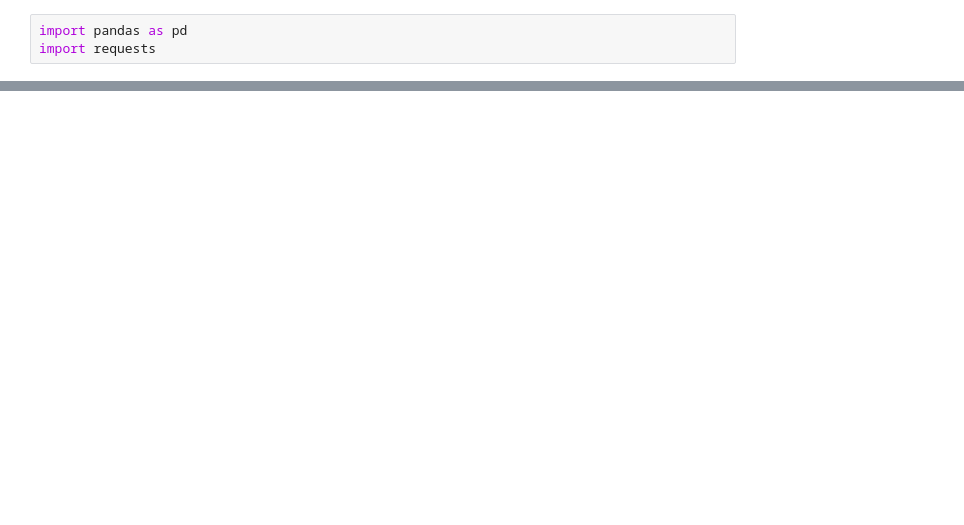
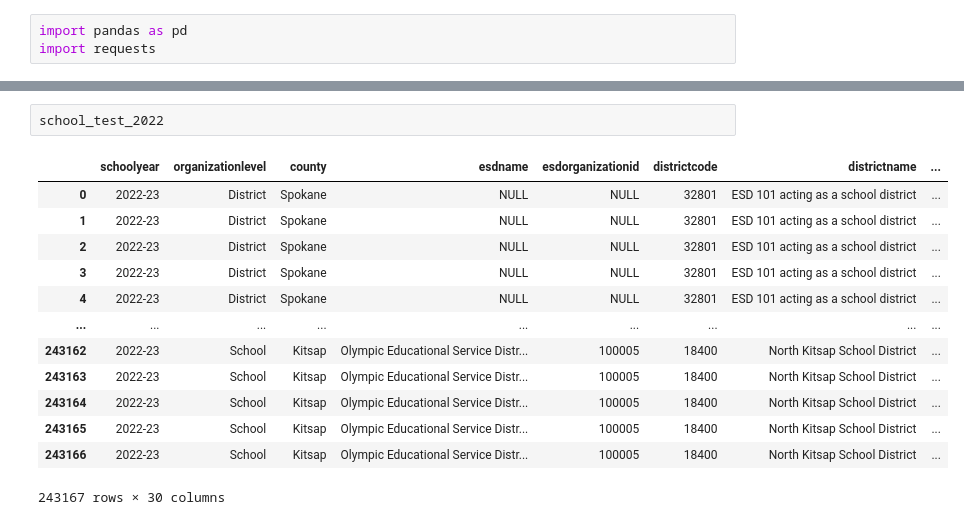
Before and after one commit to jamilditter/washington_education, a Jupyter notebook: DataCleaning.ipynb, the cells around one changed output, grey strips where cells are left out. Saved outputs shown, nothing was run; the diff lists cells and outputs as text; blank space fills up the shorter version.

```diff
--- a/DataCleaning.ipynb
+++ b/DataCleaning.ipynb
@@ -80,0 +110,16 @@ school_test_2024 = pd.DataFrame(data)
+# %%
+school_test_2022
+# %% [output]
+|  | schoolyear | organizationlevel | county | esdname | esdorganizationid | districtcode | districtname | ... |
+| 0 | 2022-23 | District | Spokane | NULL | NULL | 32801 | ESD 101 acting as a school district | ... |
+| 1 | 2022-23 | District | Spokane | NULL | NULL | 32801 | ESD 101 acting as a school district | ... |
+| 2 | 2022-23 | District | Spokane | NULL | NULL | 32801 | ESD 101 acting as a school district | ... |
+| 3 | 2022-23 | District | Spokane | NULL | NULL | 32801 | ESD 101 acting as a school district | ... |
+| 4 | 2022-23 | District | Spokane | NULL | NULL | 32801 | ESD 101 acting as a school district | ... |
+| ... | ... | ... | ... | ... | ... | ... | ... | ... |
+| 243162 | 2022-23 | School | Kitsap | Olympic Educational Service Distr... | 100005 | 18400 | North Kitsap School District | ... |
+| 243163 | 2022-23 | School | Kitsap | Olympic Educational Service Distr... | 100005 | 18400 | North Kitsap School District | ... |
+| 243164 | 2022-23 | School | Kitsap | Olympic Educational Service Distr... | 100005 | 18400 | North Kitsap School District | ... |
+| 243165 | 2022-23 | School | Kitsap | Olympic Educational Service Distr... | 100005 | 18400 | North Kitsap School District | ... |
+| 243166 | 2022-23 | School | Kitsap | Olympic Educational Service Distr... | 100005 | 18400 | North Kitsap School District | ... |
+243167 rows × 30 columns
```
Also changed, not shown: parts of 22 cells of this notebook.
